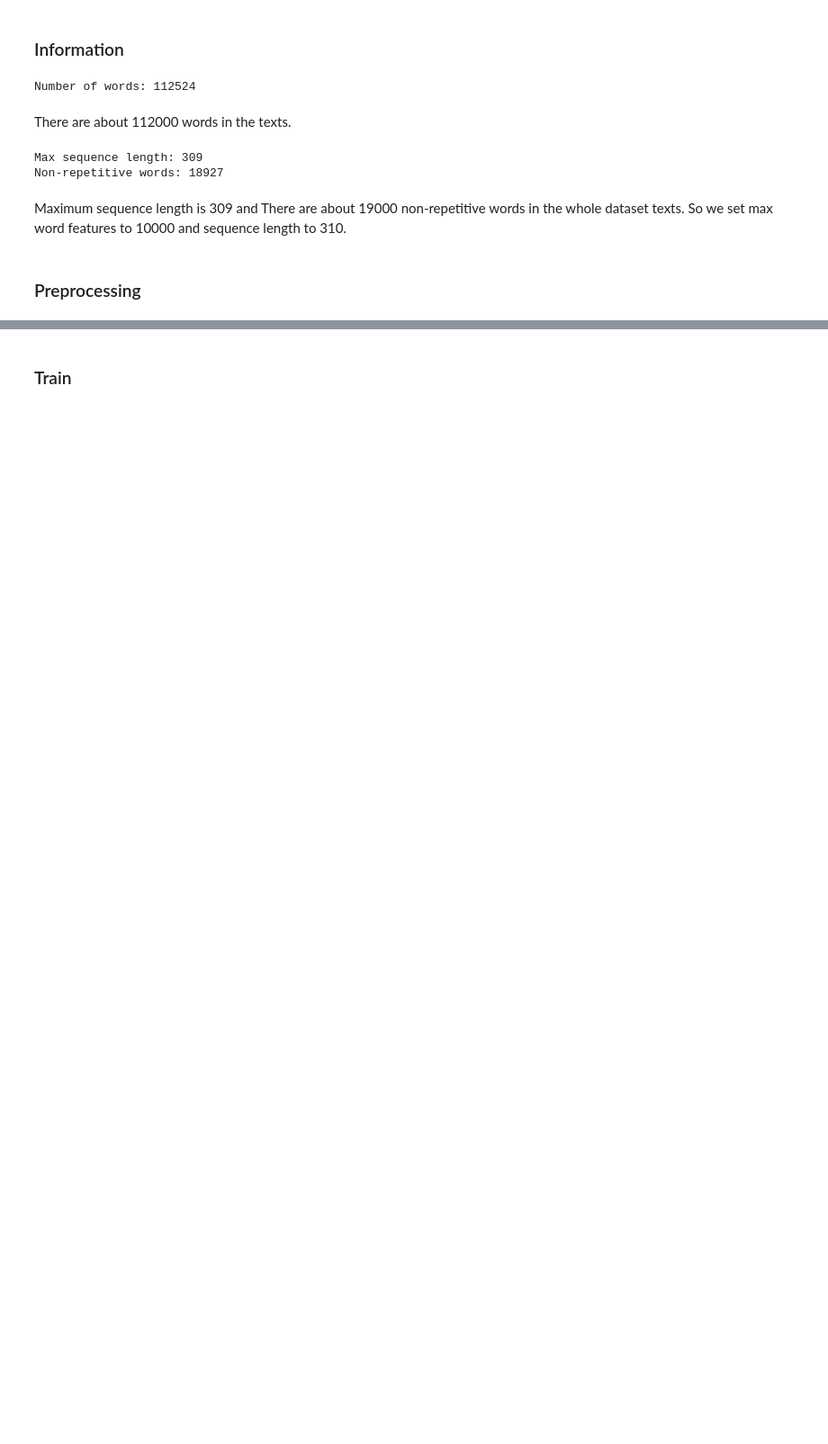
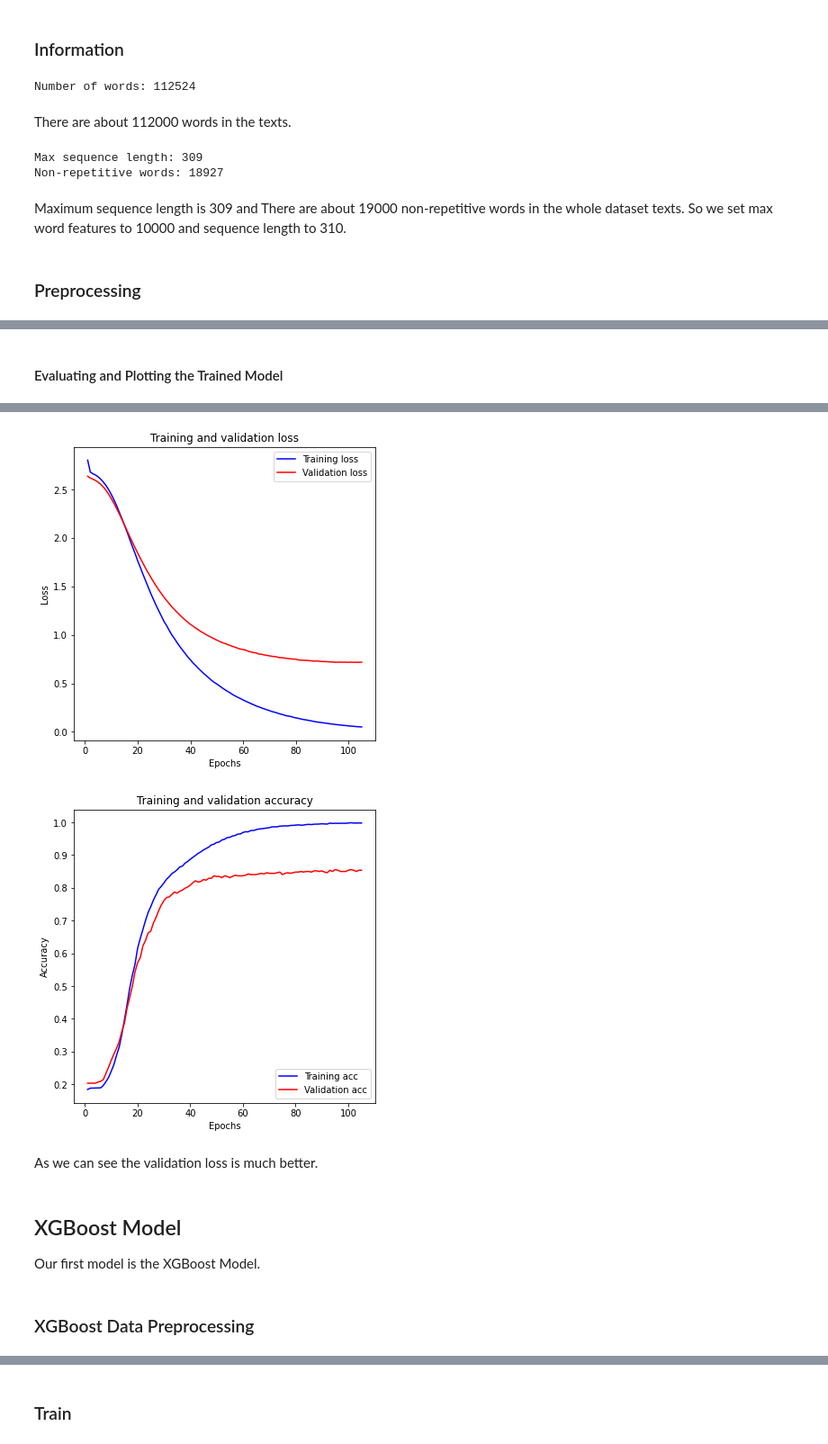
Before and after one commit to farrokhkarimi/multi_label_text_classification, a Jupyter notebook: multi_label_text_classification.ipynb, the cells around one changed output, grey strips where cells are left out. Shown at 90% size. Saved outputs shown, nothing was run; the diff lists cells and outputs as text; code cells hidden in the pictures; blank space fills up the shorter version.

```diff
--- a/multi_label_text_classification.ipynb
+++ b/multi_label_text_classification.ipynb
@@ -442,0 +568,2 @@ for text, labels in test_ds:
+# %%
+tensor_dataset = {'train_ds': train_ds, 'val_ds': val_ds, 'test_ds': test_ds}
@@ -442,0 +657,5 @@ for text, labels in test_ds:
+# %%
+# top 5 hyperparameters.
+best_hps = tuner.get_best_hyperparameters(5)
+# Printing the best hp.
+best_hps[0].values
@@ -442,0 +704,40 @@ for text, labels in test_ds:
+# %% [markdown]
+#### Evaluating and Plotting the Trained Model
+# %%
+# Creating a method for evalutaion and testing.
+def evaluate_and_plot(model, test_ds, history):
+  loss, accuracy = model.evaluate(test_ds)
+  print("Model Loss: ", loss)
+  print("Model Accuracy: ", accuracy)
+
+  # extracting the history of training and its keys
+  history_dict = history.history
+  history_dict.keys()
+
+  acc = history_dict['accuracy']
+  val_acc = history_dict['val_accuracy']
+  loss = history_dict['loss']
+  val_loss = history_dict['val_loss']
+
+  epochs = range(1, len(acc) + 1)
+
+  # ploting of loss
+  plt.plot(epochs, loss, 'b', label='Training loss')
+  plt.plot(epochs, val_loss, 'r', label='Validation loss')
+  plt.title('Training and validation loss')
+  plt.xlabel('Epochs')
+  plt.ylabel('Loss')
+  plt.legend()
+  plt.show()
+
+  # plotting of accuracy
+  plt.plot(epochs, acc, 'b', label='Training acc')
+  plt.plot(epochs, val_acc, 'r', label='Validation acc')
+  plt.title('Training and validation accuracy')
+  plt.xlabel('Epochs')
+  plt.ylabel('Accuracy')
+  plt.legend(loc='lower right')
+  plt.show()
+# %%
+evaluate_and_plot(model_best, tensor_dataset['test_ds'], history)
+# %% [output]
@@ -442,0 +747,9 @@ for text, labels in test_ds:
+[figure, added]
+[figure, added]
+# %% [markdown]
+As we can see the validation loss is much better.
+# %% [markdown]
+## XGBoost Model
+Our first model is the XGBoost Model.
+# %% [markdown]
+### XGBoost Data Preprocessing
```
Also changed, not shown: parts of 79 cells of this notebook.
